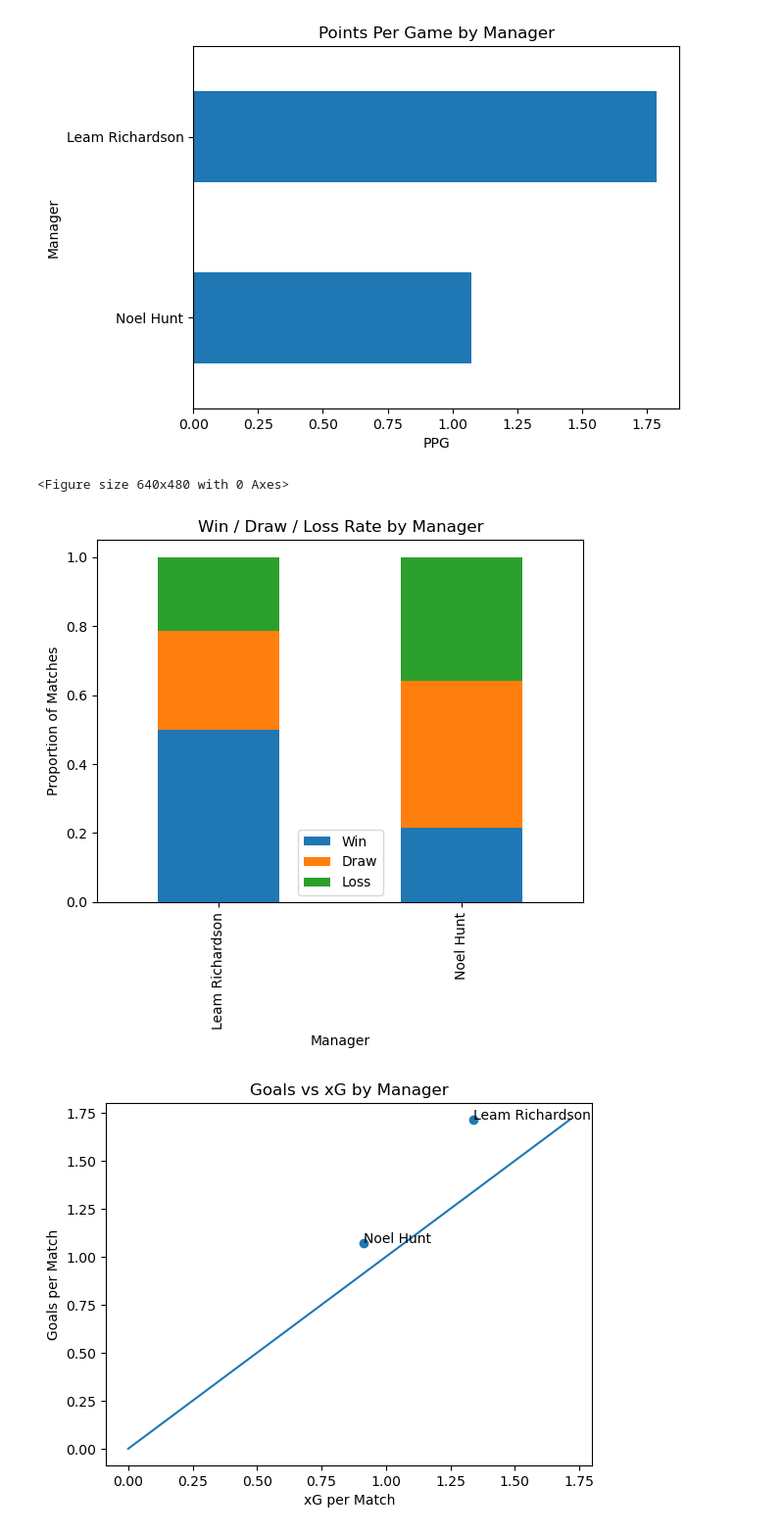
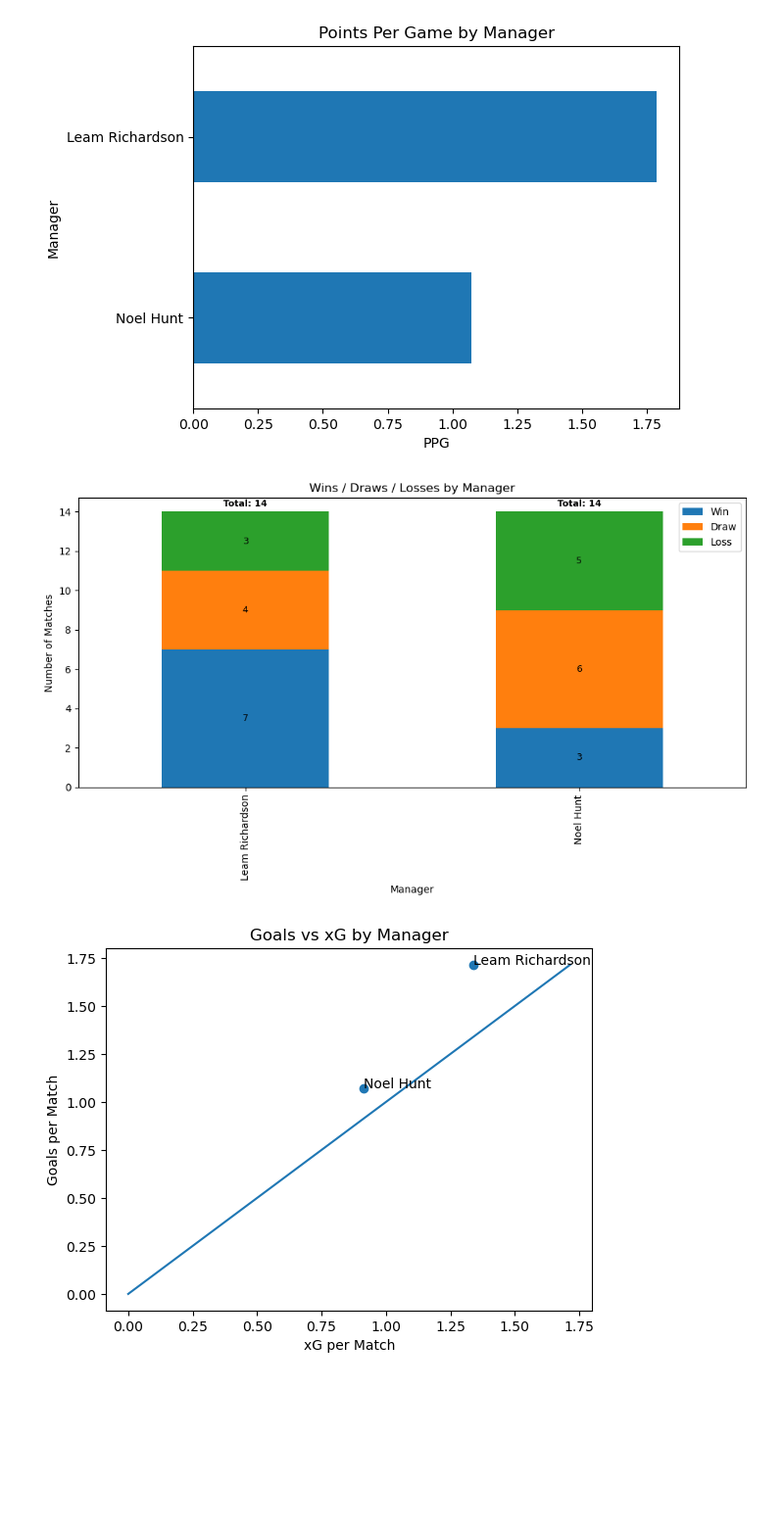
Before and after one commit to abryantgithub/Football_Analysis, a Jupyter notebook: notebooks/Season Analysis/manager_analysis.ipynb, the cells around one changed output. Shown at 98% size. Saved outputs shown, nothing was run; the diff lists cells and outputs as text; code cells hidden in the pictures; blank space fills up the shorter version.

Commit message:
Updating Manager Comparison Analysis

```diff
--- a/notebooks/Season Analysis/manager_analysis.ipynb
+++ b/notebooks/Season Analysis/manager_analysis.ipynb
@@ -29,21 +29,36 @@ plt.ylabel("Manager")
 plt.show()
 # %% [output]
 [figure]
-# %%
-wdl = (
-    df.groupby("Manager")[["Win", "Draw", "Loss"]]
-      .mean()
-)
-
-plt.figure()
-wdl.plot(kind="bar", stacked=True)
-plt.title("Win / Draw / Loss Rate by Manager")
-plt.ylabel("Proportion of Matches")
-plt.xlabel("Manager")
-plt.show()
-# %% [output]
-<Figure size 640x480 with 0 Axes>
-[figure, removed]
+# %%
+# Ensure W/D/L flags exist (adjust if your Result values differ)
+df["Win"]  = (df["Result"] == "W").astype(int)
+df["Draw"] = (df["Result"] == "D").astype(int)
+df["Loss"] = (df["Result"] == "L").astype(int)
+
+# Aggregate COUNT of W/D/L by manager
+wdl = df.groupby("Manager")[["Win", "Draw", "Loss"]].sum()
+
+# Plot stacked bar chart
+ax = wdl.plot(kind="bar", stacked=True, figsize=(10, 6))
+
+ax.set_title("Wins / Draws / Losses by Manager")
+ax.set_ylabel("Number of Matches")
+ax.set_xlabel("Manager")
+
+# Add segment labels (counts) centered in each stacked section
+for container in ax.containers:
+    labels = [f"{int(v)}" if v > 0 else "" for v in container.datavalues]
+    ax.bar_label(container, labels=labels, label_type="center", fontsize=9)
+
+# Add total matches label above each bar
+totals = wdl.sum(axis=1).values
+for i, total in enumerate(totals):
+    ax.text(i, total + 0.15, f"Total: {int(total)}", ha="center", va="bottom", fontsize=9, fontweight="bold")
+
+plt.tight_layout()
+plt.show()
+# %% [output]
+[figure, added]
 # %%
 attack = (
     df.groupby("Manager")
```
Also changed, not shown: parts of 2 cells of this notebook.
